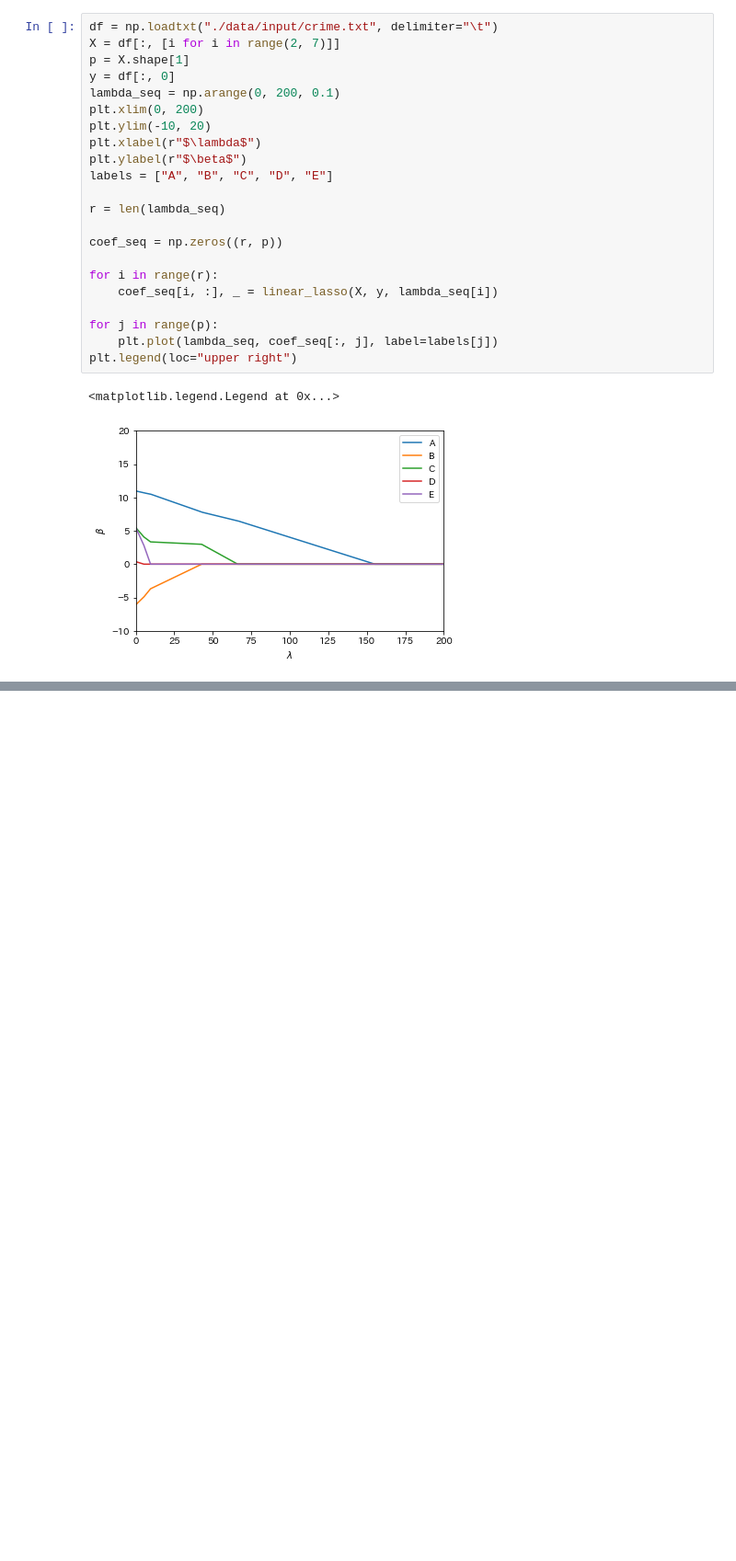
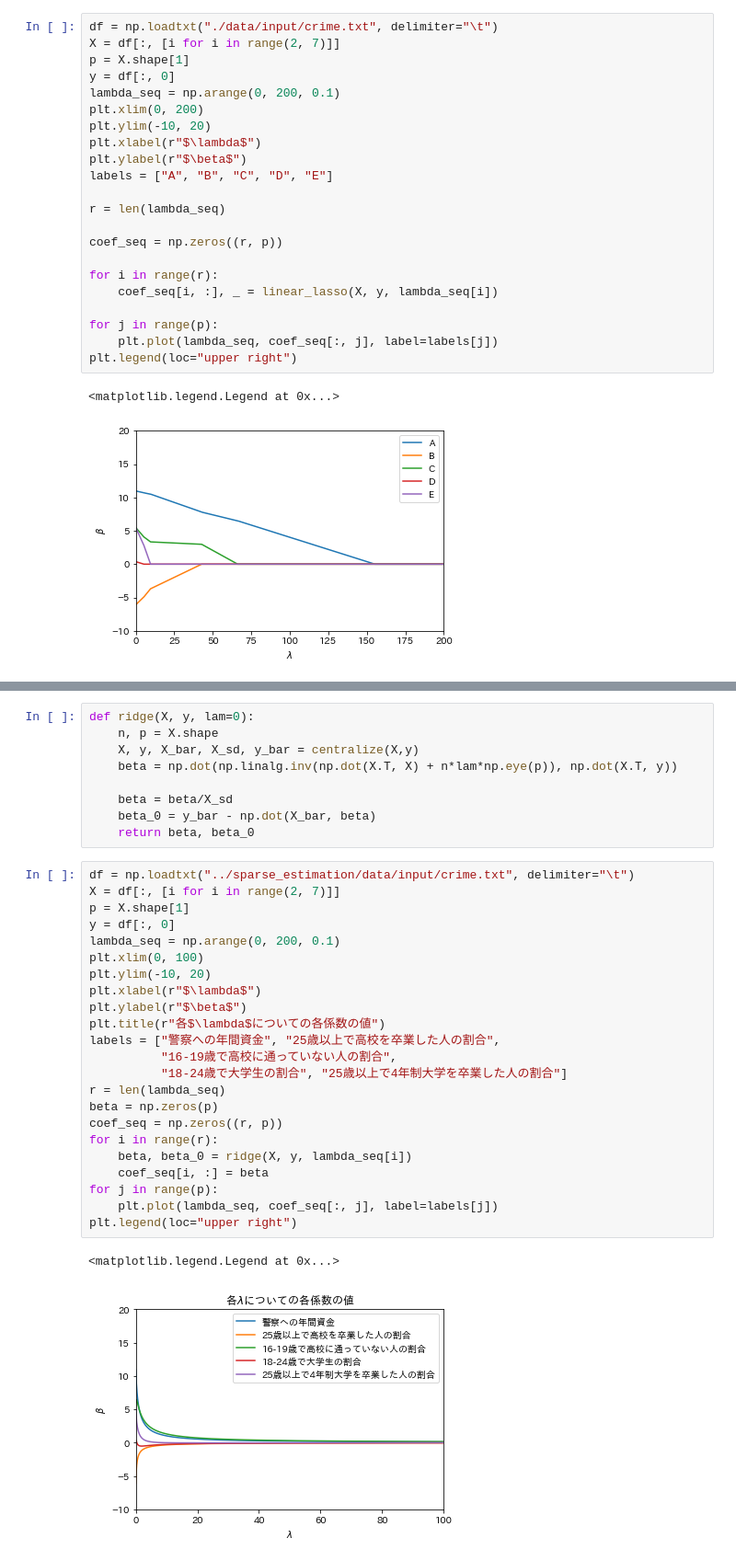
Before and after one commit to yuki1125/sparse_estimation_study, a Jupyter notebook: sparse_estimation/l1l2regression.ipynb, the cells around one changed output, grey strips where cells are left out. Shown at 92% size. Drawn from its saved outputs; the diff is of its cells as text; blank space fills up the shorter version.

```diff
--- a/sparse_estimation/l1l2regression.ipynb
+++ b/sparse_estimation/l1l2regression.ipynb
@@ -102,0 +137,35 @@ plt.legend(loc="upper right")
+# %%
+def ridge(X, y, lam=0):
+    n, p = X.shape
+    X, y, X_bar, X_sd, y_bar = centralize(X,y)
+    beta = np.dot(np.linalg.inv(np.dot(X.T, X) + n*lam*np.eye(p)), np.dot(X.T, y))
+
+    beta = beta/X_sd
+    beta_0 = y_bar - np.dot(X_bar, beta)
+    return beta, beta_0
+# %%
+df = np.loadtxt("../sparse_estimation/data/input/crime.txt", delimiter="\t")
+X = df[:, [i for i in range(2, 7)]]
+p = X.shape[1]
+y = df[:, 0]
+lambda_seq = np.arange(0, 200, 0.1)
+plt.xlim(0, 100)
+plt.ylim(-10, 20)
+plt.xlabel(r"$\lambda$")
+plt.ylabel(r"$\beta$")
+plt.title(r"各$\lambda$についての各係数の値")
+labels = ["警察への年間資金", "25歳以上で高校を卒業した人の割合",
+          "16-19歳で高校に通っていない人の割合",
+          "18-24歳で大学生の割合", "25歳以上で4年制大学を卒業した人の割合"]
+r = len(lambda_seq)
+beta = np.zeros(p)
+coef_seq = np.zeros((r, p))
+for i in range(r):
+    beta, beta_0 = ridge(X, y, lambda_seq[i])
+    coef_seq[i, :] = beta
+for j in range(p):
+    plt.plot(lambda_seq, coef_seq[:, j], label=labels[j])
+plt.legend(loc="upper right")
+# %% [output]
+<matplotlib.legend.Legend at 0x...>
+[figure, added]
```
Also changed, not shown: parts of 7 cells of this notebook, 1 other file.
